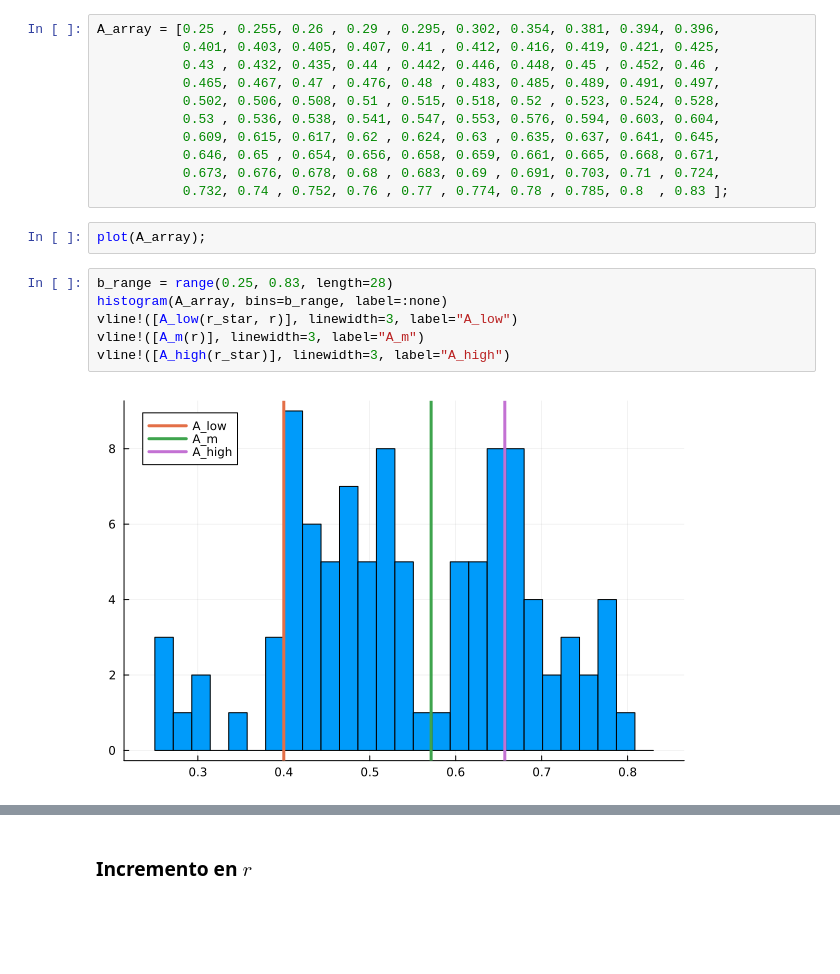
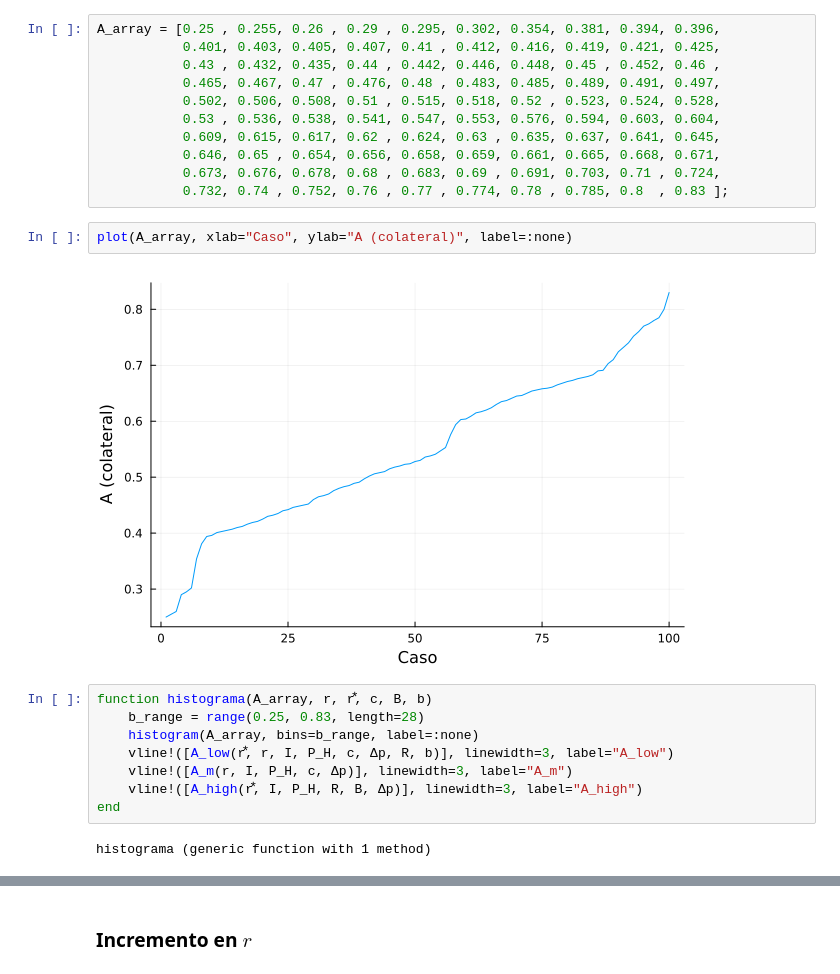
Before and after one commit to fabazan/banca, a Jupyter notebook: holmstromtirole.ipynb, the cells around one changed output, grey strips where cells are left out. Cells and saved outputs as stored; diff of their text form; blank space fills up the shorter version.

```diff
--- a/holmstromtirole.ipynb
+++ b/holmstromtirole.ipynb
@@ -57,13 +61,17 @@ A_array = [0.25 , 0.255, 0.26 , 0.29 , 0.295, 0.302, 0.354, 0.381, 0.394, 0.396,
            0.646, 0.65 , 0.654, 0.656, 0.658, 0.659, 0.661, 0.665, 0.668, 0.671,
            0.673, 0.676, 0.678, 0.68 , 0.683, 0.69 , 0.691, 0.703, 0.71 , 0.724,
            0.732, 0.74 , 0.752, 0.76 , 0.77 , 0.774, 0.78 , 0.785, 0.8  , 0.83 ];
-# %%
-plot(A_array);
+# %%
+plot(A_array, xlab="Caso", ylab="A (colateral)", label=:none)
+# %% [output]
+[figure, added]
 # %%
-b_range = range(0.25, 0.83, length=28)
-histogram(A_array, bins=b_range, label=:none)
-vline!([A_low(r_star, r)], linewidth=3, label="A_low")
-vline!([A_m(r)], linewidth=3, label="A_m")
-vline!([A_high(r_star)], linewidth=3, label="A_high")
+function histograma(A_array, r, r⃰, c, B, b)
+    b_range = range(0.25, 0.83, length=28)
+    histogram(A_array, bins=b_range, label=:none)
+    vline!([A_low(r⃰, r, I, P_H, c, Δp, R, b)], linewidth=3, label="A_low")
+    vline!([A_m(r, I, P_H, c, Δp)], linewidth=3, label="A_m")
+    vline!([A_high(r⃰, I, P_H, R, B, Δp)], linewidth=3, label="A_high")
+end
 # %% [output]
-[figure, removed]
+histograma (generic function with 1 method)
```
Also changed, not shown: parts of 70 cells of this notebook.
